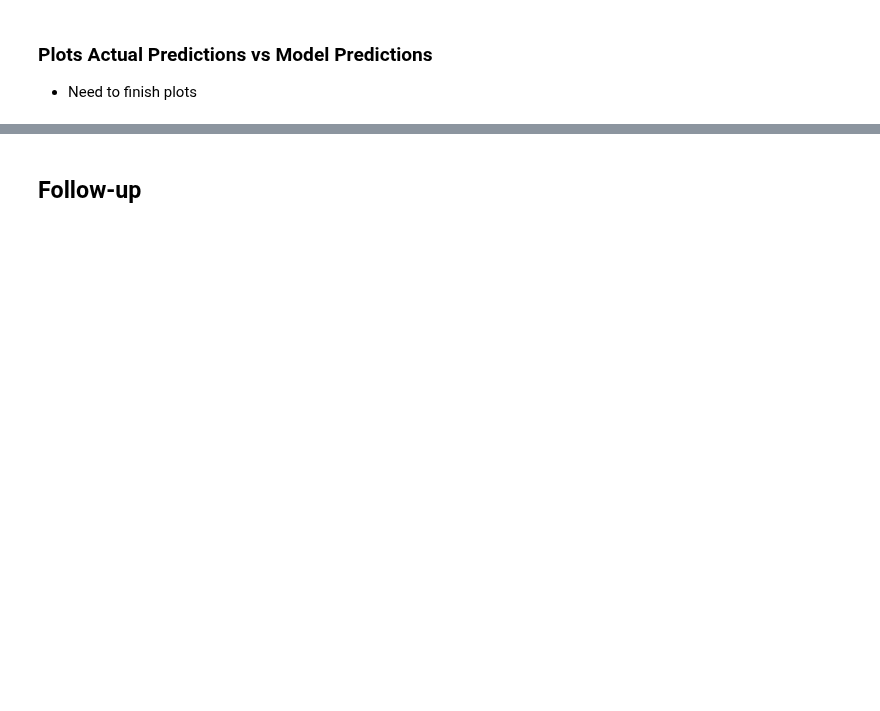
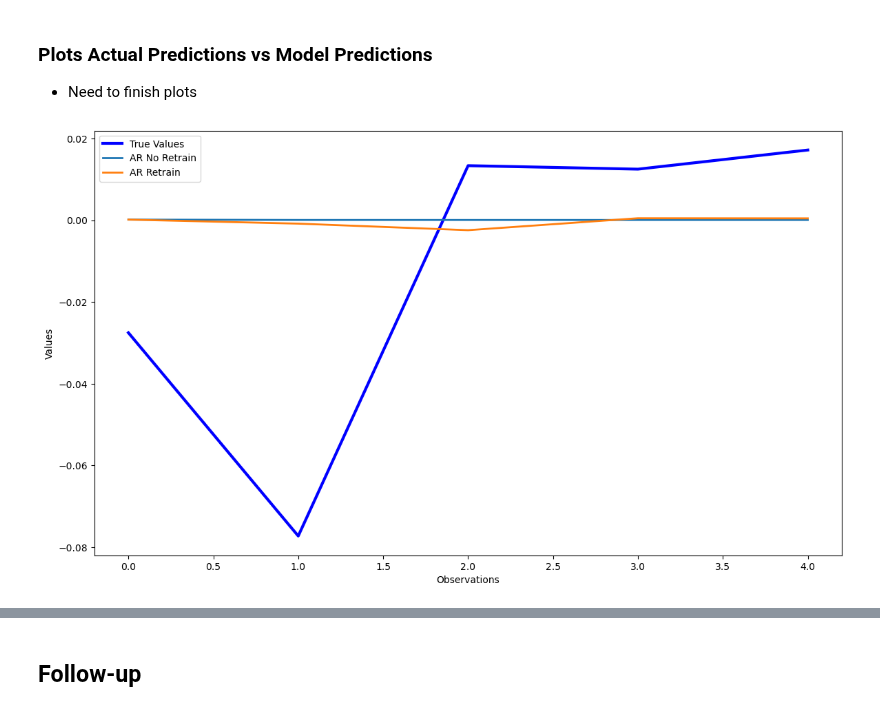
Before and after one commit to Brinkley97/applied_time_series_and_machine_learning, a Jupyter notebook: framework_for_time_series_data/nlp_ts/paper-stock-sse-daily-returns.ipynb, the cells around one changed output, grey strips where cells are left out. Saved outputs shown, nothing was run; the diff lists cells and outputs as text; code cells hidden in the pictures; blank space fills up the shorter version.

Commit message:
creating plots

```diff
--- a/framework_for_time_series_data/nlp_ts/paper-stock-sse-daily-returns.ipynb
+++ b/framework_for_time_series_data/nlp_ts/paper-stock-sse-daily-returns.ipynb
@@ -543,3 +624,10 @@ EvaluationMetric.eval_rmse(diff_test_df, arima_predictions_retrain, per_element=
 # %%
-prediction_plots = InterpolatePlotter(diff_test_df, ar_predictions_no_retrain)
-prediction_plots.plot_in_sample_predictions()
+ar_predictions_dict = {
+    'AR No Retrain': ar_predictions_no_retrain,
+    'AR Retrain': ar_predictions_retrain
+}
+scatter_plot = False
+prediction_plots = InterpolatePlotter(diff_test_df, ar_predictions_dict)
+prediction_plots.plot_in_sample_predictions(scatter_plot)
+# %% [output]
+[figure, added]
```
Also changed, not shown: parts of 19 cells of this notebook, 1 other file.
